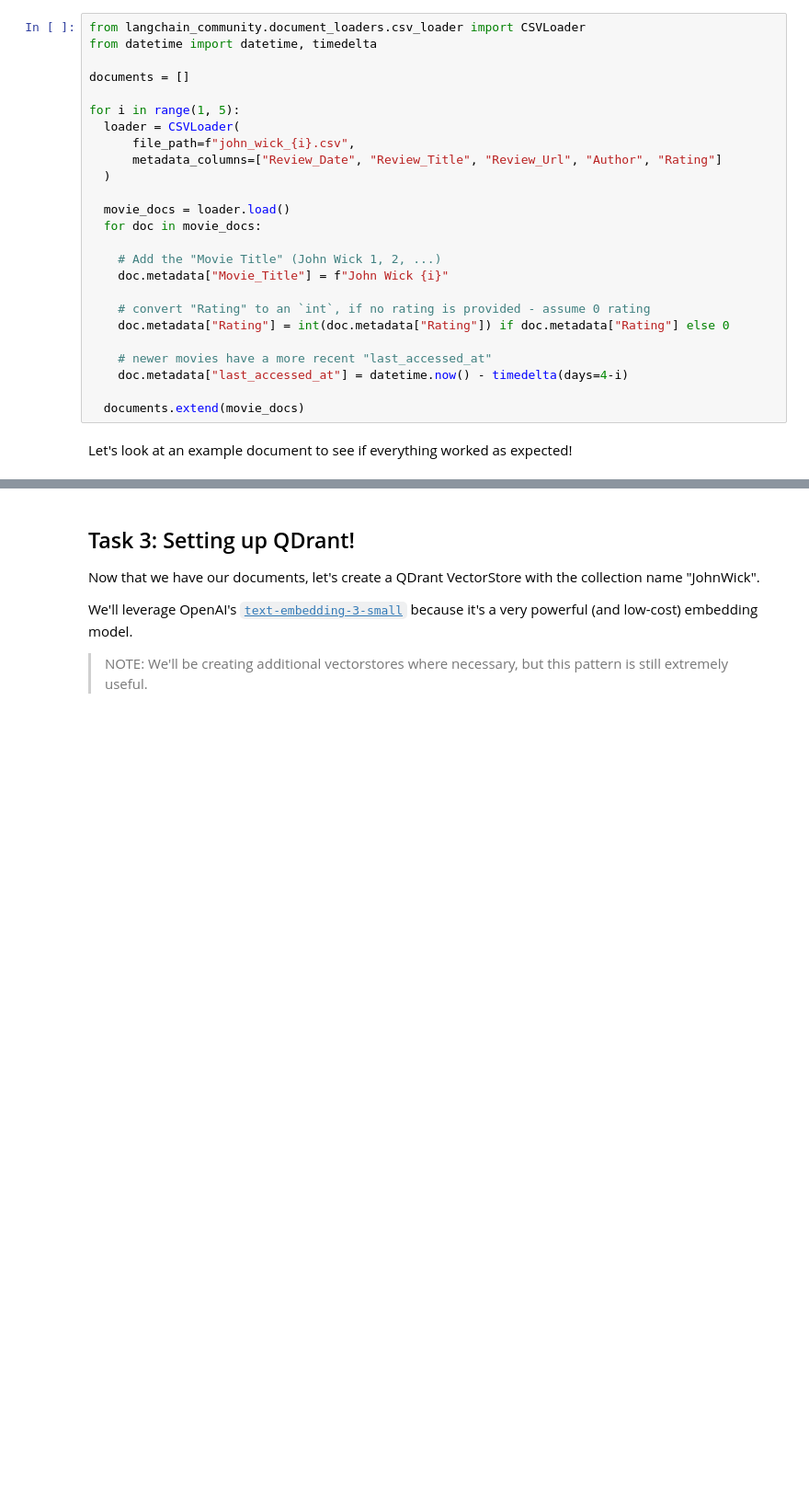
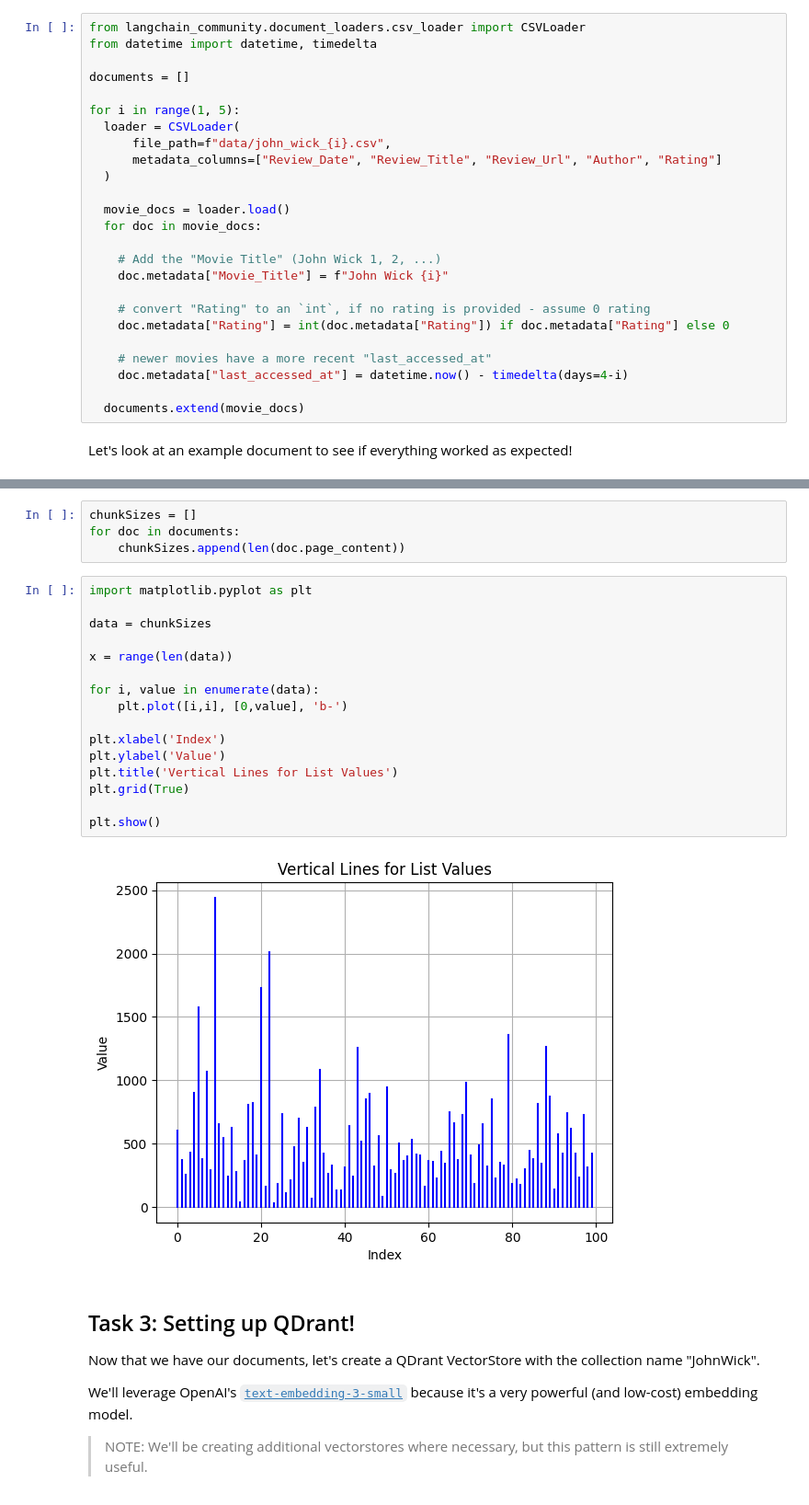
Before and after one commit to bradsmith3715/AIE6_MODULES, a Jupyter notebook: 13_Advanced_Retrieval/Advanced_Retrieval_with_LangChain_Assignment.ipynb, the cells around one changed output, grey strips where cells are left out. Shown: that part at 92% size. Saved outputs shown, nothing was run; the diff lists cells and outputs as text; blank space fills up the shorter version.

```diff
--- a/13_Advanced_Retrieval/Advanced_Retrieval_with_LangChain_Assignment.ipynb
+++ b/13_Advanced_Retrieval/Advanced_Retrieval_with_LangChain_Assignment.ipynb
@@ -99,7 +119,7 @@ documents = []
 
 for i in range(1, 5):
   loader = CSVLoader(
-      file_path=f"john_wick_{i}.csv",
+      file_path=f"data/john_wick_{i}.csv",
       metadata_columns=["Review_Date", "Review_Title", "Review_Url", "Author", "Rating"]
   )
 
@@ -125,3 +145,25 @@ Document(metadata={'source': 'john_wick_1.csv', 'row': 0, 'Review_Date': '6 May
+# %%
+chunkSizes = []
+for doc in documents:
+    chunkSizes.append(len(doc.page_content))
+# %%
+import matplotlib.pyplot as plt
+
+data = chunkSizes
+
+x = range(len(data))
+
+for i, value in enumerate(data):
+    plt.plot([i,i], [0,value], 'b-')
+
+plt.xlabel('Index')
+plt.ylabel('Value')
+plt.title('Vertical Lines for List Values')
+plt.grid(True)
+
+plt.show()
+# %% [output]
+[figure, added]
 # %% [markdown]
 ## Task 3: Setting up QDrant!
 
```
Also changed, not shown: parts of 49 cells of this notebook, 17 other files.
